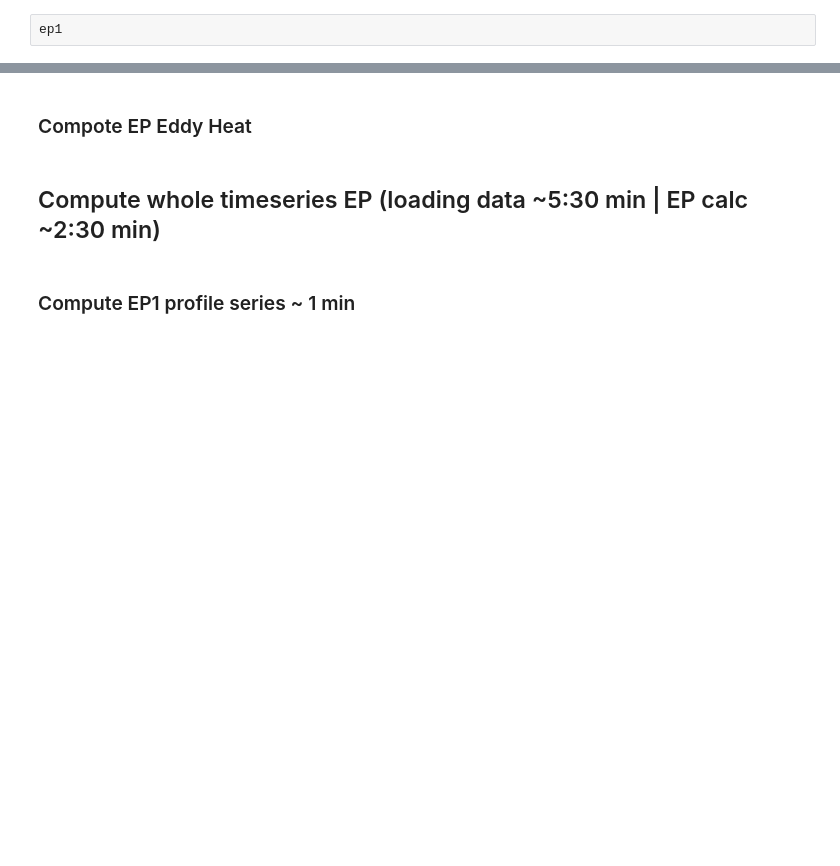
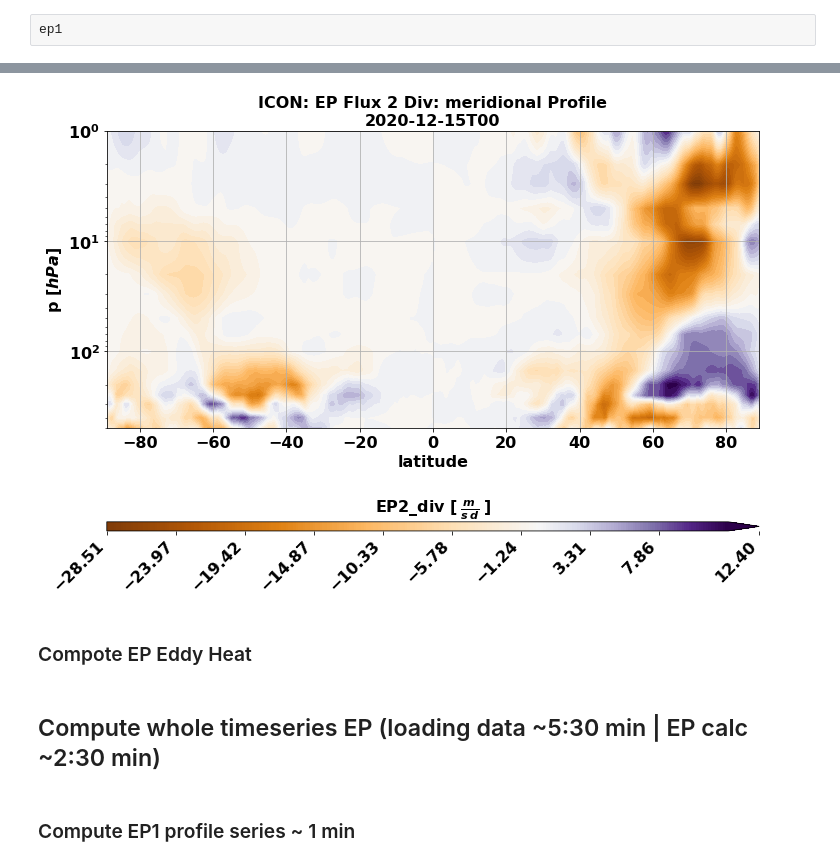
Before and after one commit to VACILT/PV_characteristics_ICON-NWP, a Jupyter notebook: student/Michel/Evaluation_ICON.ipynb, the cells around one changed output, grey strips where cells are left out. Saved outputs shown, nothing was run; the diff lists cells and outputs as text; code cells hidden in the pictures; blank space fills up the shorter version.

```diff
--- a/student/Michel/Evaluation_ICON.ipynb
+++ b/student/Michel/Evaluation_ICON.ipynb
@@ -427,18 +312,17 @@ plot_profile_xr(sel, t, dataset=dataset, mode='meridional', average = False,
 # %%
 t = ep1.time[0]
 
 sel = ep2_div.sel(time = t.data)
-sel = sel.sel(**{coord_info.get(dataset).get('lat'): slice(-89, 89)},
-                      **{coord_info.get(dataset).get('p'): slice(
-                                                      #sel[coord_info.get(dataset).get('p')][4].data,
-                                                      500,
-                                                      sel[coord_info.get(dataset).get('p')][-1].data)},
-                         )
-,
+sel = sel.sel(
+                **{coord_info.get(dataset).get('lat'): slice(-89, 89)},
+              **{coord_info.get(dataset).get('p'): slice(500,1)},
+             )
 
 
 # meridional    zonal
 plot_profile_xr(sel, t, dataset=dataset, mode='meridional', average = False,
                 norm_bound=None, norm_type = 'diverging',
                 cmap = plt.cm.PuOr, levels=50,
                 save=False )
+# %% [output]
+[figure, added]
```
Also changed, not shown: parts of 12 cells of this notebook, 1 other file.
